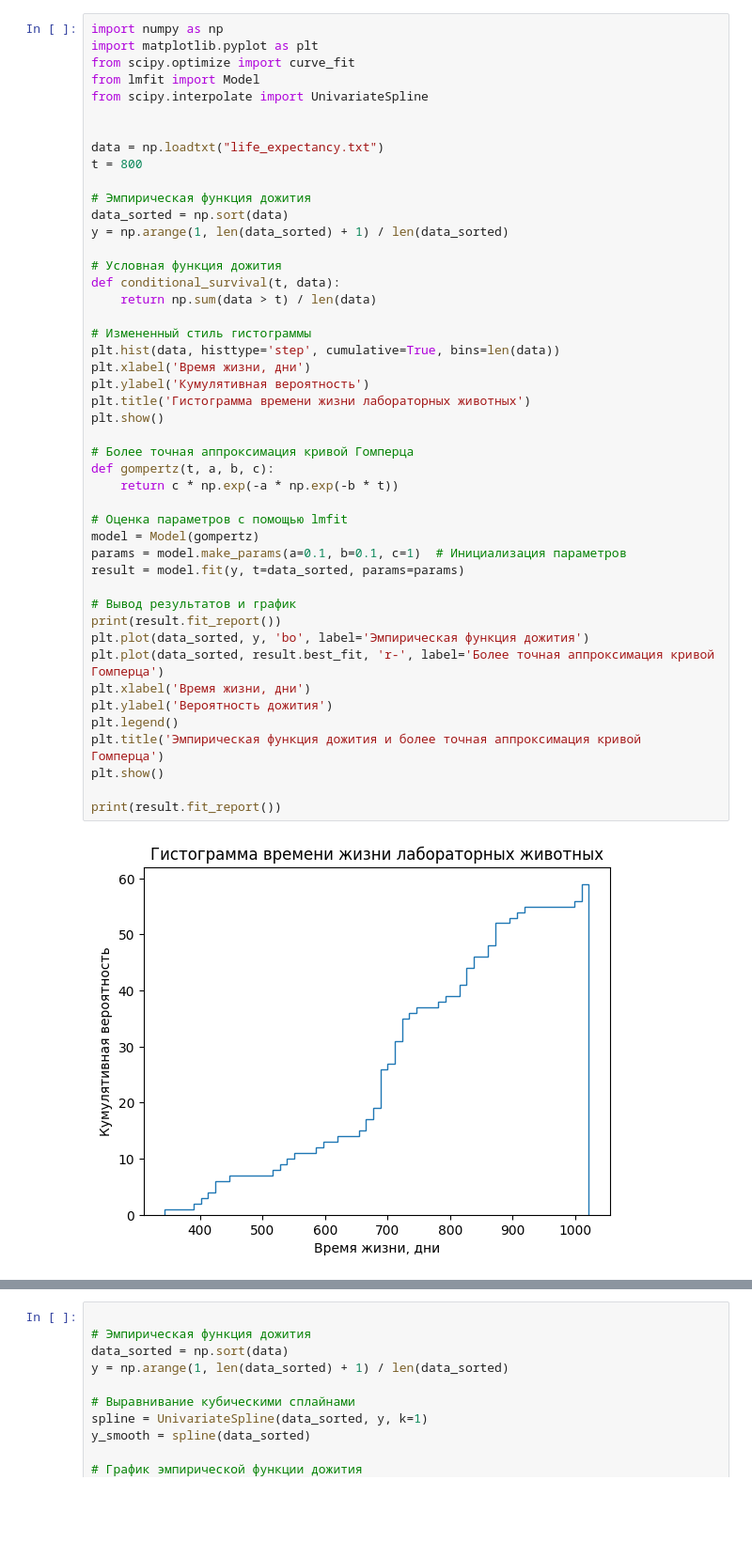
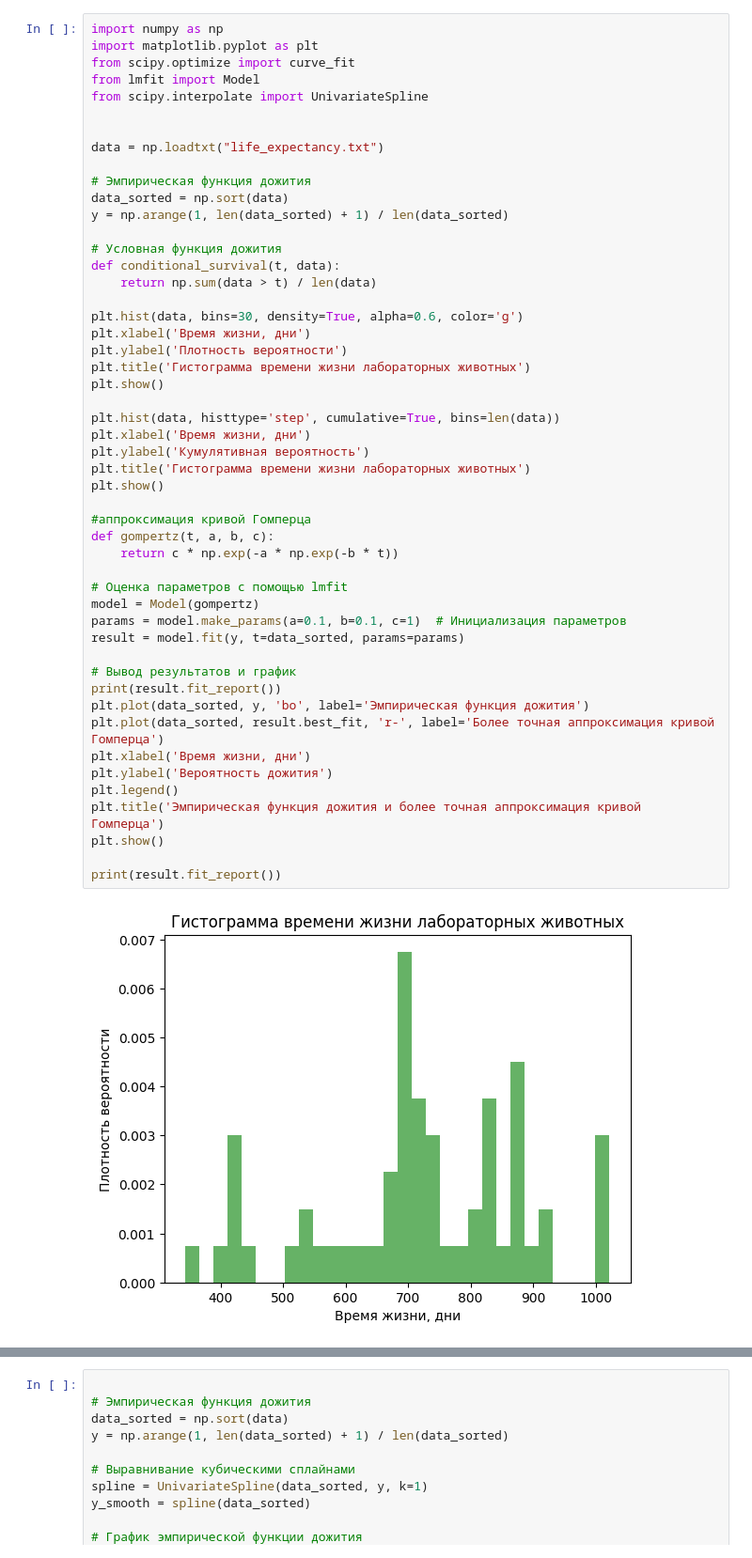
Before and after one commit to quasimuzzle/Biostatistics, a Jupyter notebook: lab1.ipynb, the cells around one changed output, grey strips where cells are left out. Shown: that part at 94% size. Cells and saved outputs as stored; diff of their text form; blank space fills up the shorter version.

```diff
--- a/lab1.ipynb
+++ b/lab1.ipynb
@@ -7,7 +7,6 @@ from scipy.interpolate import UnivariateSpline
 
 
 data = np.loadtxt("life_expectancy.txt")
-t = 800
 
 # Эмпирическая функция дожития
 data_sorted = np.sort(data)
@@ -16,33 +15,38 @@ y = np.arange(1, len(data_sorted) + 1) / len(data_sorted)
 # Условная функция дожития
 def conditional_survival(t, data):
     return np.sum(data > t) / len(data)
 
-# Измененный стиль гистограммы
+plt.hist(data, bins=30, density=True, alpha=0.6, color='g')
+plt.xlabel('Время жизни, дни')
+plt.ylabel('Плотность вероятности')
+plt.title('Гистограмма времени жизни лабораторных животных')
+plt.show()
+
 plt.hist(data, histtype='step', cumulative=True, bins=len(data))
 plt.xlabel('Время жизни, дни')
 plt.ylabel('Кумулятивная вероятность')
 plt.title('Гистограмма времени жизни лабораторных животных')
 plt.show()
 
-# Более точная аппроксимация кривой Гомперца
+#аппроксимация кривой Гомперца
 def gompertz(t, a, b, c):
     return c * np.exp(-a * np.exp(-b * t))
 
 # Оценка параметров с помощью lmfit
 model = Model(gompertz)
 params = model.make_params(a=0.1, b=0.1, c=1)  # Инициализация параметров
 result = model.fit(y, t=data_sorted, params=params)
 
 # Вывод результатов и график
 print(result.fit_report())
 plt.plot(data_sorted, y, 'bo', label='Эмпирическая функция дожития')
 plt.plot(data_sorted, result.best_fit, 'r-', label='Более точная аппроксимация кривой Гомперца')
 plt.xlabel('Время жизни, дни')
 plt.ylabel('Вероятность дожития')
 plt.legend()
 plt.title('Эмпирическая функция дожития и более точная аппроксимация кривой Гомперца')
 plt.show()
 
 print(result.fit_report())
 # %% [output]
-[figure, old version]
+[figure, new version]
```
Also changed, not shown: parts of 3 cells of this notebook.
